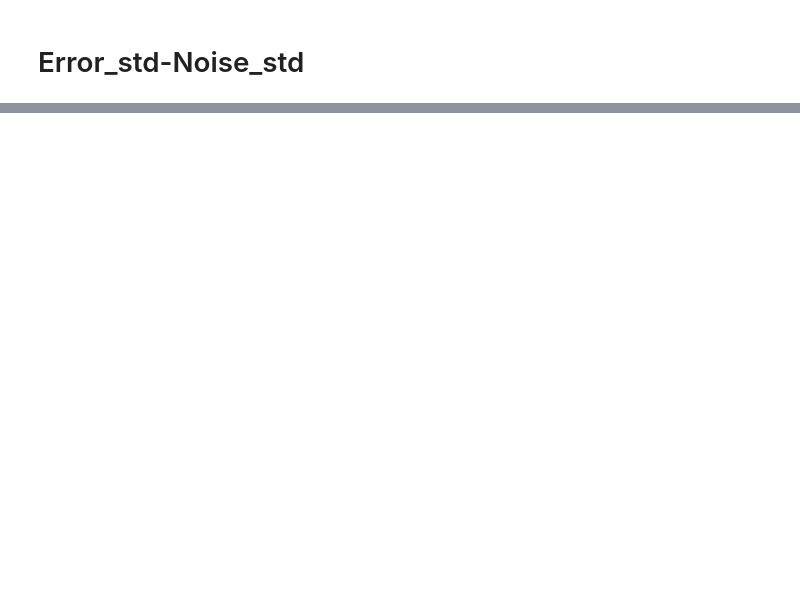
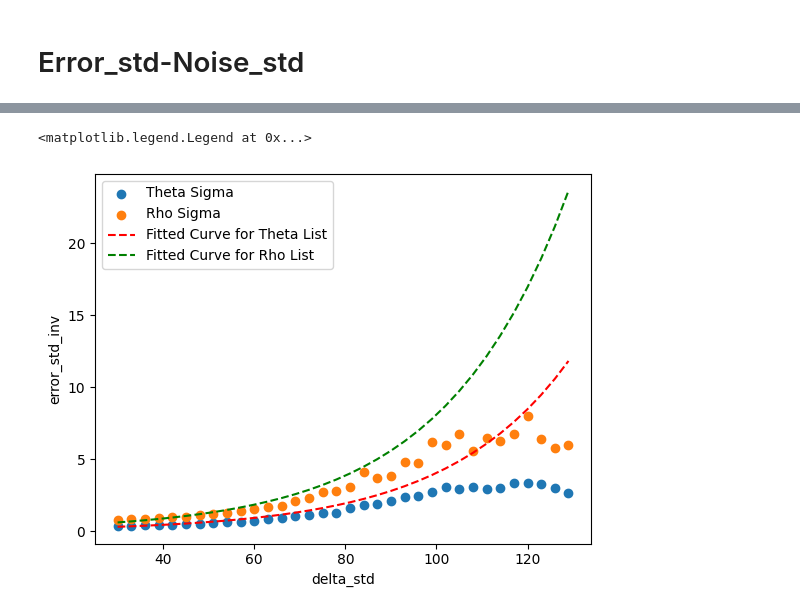
Before and after one commit to yang-jiaye/LSDErrorModel, a Jupyter notebook: ErrorSigma.ipynb, the cells around one changed output, grey strips where cells are left out. Cells and saved outputs as stored; diff of their text form; code cells hidden in the pictures; blank space fills up the shorter version.

```diff
--- a/ErrorSigma.ipynb
+++ b/ErrorSigma.ipynb
@@ -133,0 +168,18 @@ plt.savefig(f"Results/Delta_start{start}_end{end}_noise{noise}_low{low}.png")
+# %%
+deltaList, thetaSigmaList, rhoSigmaList = np.load("Results/Delta_start{start}_end{end}_noise{noise}_low{low}.npy")
+thetaSigmaList = 1 / thetaSigmaList
+rhoSigmaList = 1 / rhoSigmaList
+def func(x, a, b, c):
+    return a + b * np.exp(c * x)
+
+plt.figure()
+plt.scatter(deltaList, thetaSigmaList, label='Theta Sigma')
+plt.scatter(deltaList, rhoSigmaList, label='Rho Sigma')
+plt.xlabel("delta_std")
+plt.ylabel("error_std_inv")
+plt.plot(deltaList, func(deltaList, 0, 0.1, 0.037), 'r--', label='Fitted Curve for Theta List')
+plt.plot(deltaList, func(deltaList, 0, 0.2, 0.037), 'g--', label='Fitted Curve for Rho List')
+plt.legend()
+# %% [output]
+<matplotlib.legend.Legend at 0x...>
+[figure, added]
```
Also changed, not shown: parts of 6 cells of this notebook, 3 other files.
